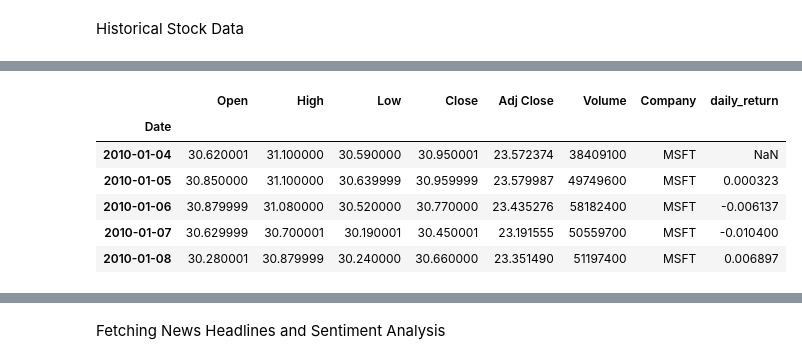
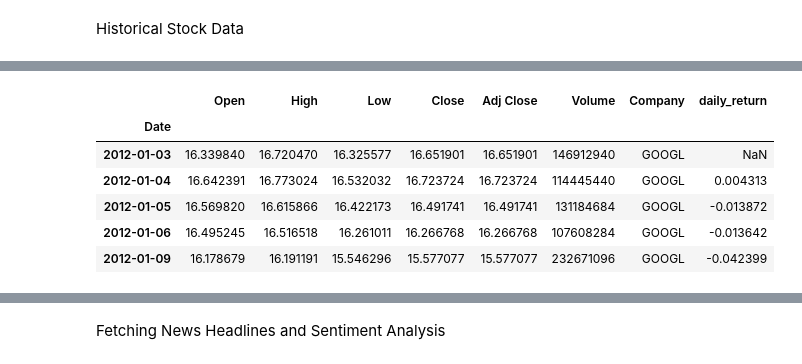
Before and after one commit to fas38/DS-2023, a Jupyter notebook: lstm_training.ipynb, the cells around one changed output, grey strips where cells are left out. Saved outputs shown, nothing was run; the diff lists cells and outputs as text; code cells hidden in the pictures.

Commit message:
updated training script to work with new data

```diff
--- a/lstm_training.ipynb
+++ b/lstm_training.ipynb
@@ -92,14 +192,14 @@ plt.show()
 # %%
 # calculate daily returns for each company using pct_change() of closing price
 stock_data['daily_return'] = stock_data.groupby('Company')['Close'].pct_change()
-display(stock_data[stock_data['Company'] == 'MSFT'].head(5))
+display(stock_data[stock_data['Company'] == 'GOOGL'].head(5))
 df_stock = stock_data.copy()
 df_stock = df_stock.reset_index()
 # %% [output]
 |  | Open | High | Low | Close | Adj Close | Volume | Company | daily_return |
 | Date |  |  |  |  |  |  |  |  |
-| 2010-01-04 | 30.620001 | 31.100000 | 30.590000 | 30.950001 | 23.572374 | 38409100 | MSFT | NaN |
-| 2010-01-05 | 30.850000 | 31.100000 | 30.639999 | 30.959999 | 23.579987 | 49749600 | MSFT | 0.000323 |
-| 2010-01-06 | 30.879999 | 31.080000 | 30.520000 | 30.770000 | 23.435276 | 58182400 | MSFT | -0.006137 |
-| 2010-01-07 | 30.629999 | 30.700001 | 30.190001 | 30.450001 | 23.191555 | 50559700 | MSFT | -0.010400 |
-| 2010-01-08 | 30.280001 | 30.879999 | 30.240000 | 30.660000 | 23.351490 | 51197400 | MSFT | 0.006897 |
+| 2012-01-03 | 16.339840 | 16.720470 | 16.325577 | 16.651901 | 16.651901 | 146912940 | GOOGL | NaN |
+| 2012-01-04 | 16.642391 | 16.773024 | 16.532032 | 16.723724 | 16.723724 | 114445440 | GOOGL | 0.004313 |
+| 2012-01-05 | 16.569820 | 16.615866 | 16.422173 | 16.491741 | 16.491741 | 131184684 | GOOGL | -0.013872 |
+| 2012-01-06 | 16.495245 | 16.516518 | 16.261011 | 16.266768 | 16.266768 | 107608284 | GOOGL | -0.013642 |
+| 2012-01-09 | 16.178679 | 16.191191 | 15.546296 | 15.577077 | 15.577077 | 232671096 | GOOGL | -0.042399 |
```
Also changed, not shown: parts of 16 cells of this notebook, 1 other file.
